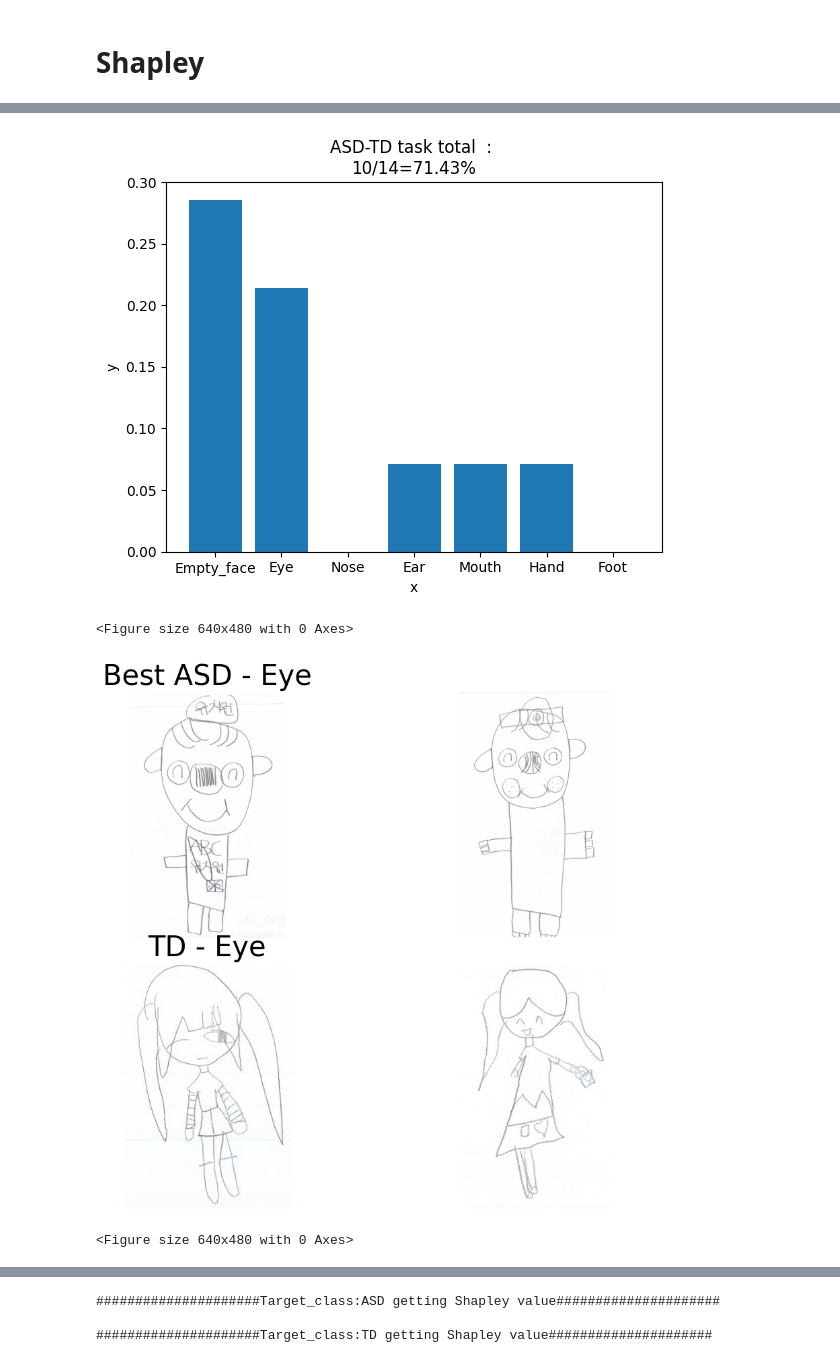
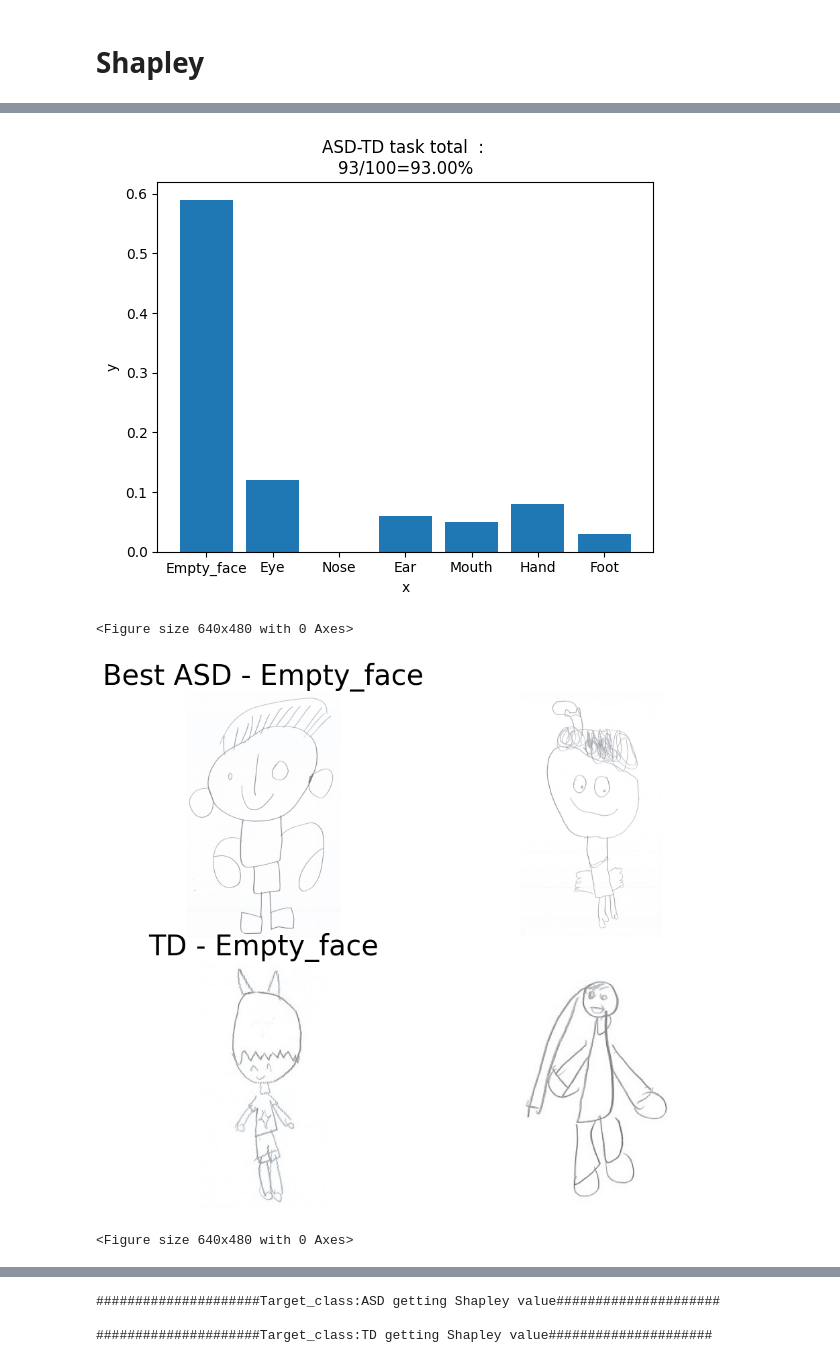
Before and after one commit to jong980812/Part_shapley, a Jupyter notebook: asd_shapley.ipynb, the cells around one changed output, grey strips where cells are left out. Drawn from its saved outputs; the diff is of its cells as text; code cells hidden in the pictures.

```diff
--- a/asd_shapley.ipynb
+++ b/asd_shapley.ipynb
@@ -334,17 +355,22 @@ class Shapley_part_asd(Dataset):
 from shapley.transform import ThresholdTransform
 transform_asd=transforms.Compose([
     transforms.Resize((224,168)),
+    # transforms.Grayscale(3),
     transforms.ToTensor(),
-    ThresholdTransform(240),
+    # ThresholdTransform(240),
+    # transforms.Normalize(mean=[0.98, 0.98, 0.98],
+    #                         std=[0.06, 0.06, 0.06])
     transforms.Normalize(mean=[0.96, 0.96, 0.96],
                             std=[0.1, 0.1, 0.1])
     ])
 # %% [markdown]
 # Check image
 # %%
-check_dataset = Shapley_part_asd('dataset/TD/','dataset/json/',transform=transform_asd)
+check_dataset = Shapley_part_asd('dataset/TD/','/data/jong980812/project/part_shapley/dataset/ASD/asd.csv','dataset/json/',transform=transform_asd)
 topil = transforms.ToPILImage()
 for i in [0,1,2,4,8,16,32,64,127]:
     topil(check_dataset[1][0][i]).show()
 topil(check_dataset[1][1])
+# image_array = np.array(a)
+# tuple(np.mean(image_array,(0,1)))
 # %% [output]
@@ -527,30 +553,33 @@ data_path = 'dataset'
 json_path = 'dataset/json'
 task = 'ASD-TD'
 save_path = 'dataset'
+asd_dataset = Shapley_part_asd('','/data/jong980812/project/part_shapley/dataset/ASD/asd.csv',json_path,transform=transform_asd)
+td_dataset = Shapley_part_asd('','/data/jong980812/project/part_shapley/dataset/ASD/td.csv',json_path,transform=transform_asd)
+
 for class_name in class_names:
     print(f'\n#####################Target_class:{class_name} getting Shapley value#####################')
     target_path = os.path.join(data_path, class_name)
-    dataset = Shapley_part_asd(target_path,json_path,transform=transform_asd)
-    data_loader=DataLoader(dataset,10,shuffle=False,num_workers=8)
+    dataset = asd_dataset if class_name=='ASD' else td_dataset
+    data_loader=DataLoader(dataset,1,shuffle=False,num_workers=8)
     print(dataset)
     num_correct = 0
     part_count = {i: 0 for i in range(part_number)}
     image_and_shapley=dict()
-    for new_imgs, original_image, label,img_paths in tqdm(data_loader):
+    for new_imgs, original_image, label,img_paths,split in tqdm(data_loader):
         # print(new_imgs.shape)
         input_data = new_imgs
         # print('complete')
         batch_size = input_data.shape[0]
         input_data = rearrange(input_data,  'b t c h w -> (b t) c h w')
 
-        model.to(device)
+        # model.to(device)
         input_data = input_data.to(device)
         original_image = original_image.to(device)
         label = label.to(device)
 
         with torch.no_grad():
-            prediction = model(original_image)
-            output = model(input_data)
+            prediction = model_pool[split[0]](original_image)
+            output = model_pool[split[0]](input_data)
 
         output = rearrange(output, '(b t) o -> b t o', b=batch_size) # batch_size, 128, output(2)
         prediction = prediction.argmax(dim=-1)
@@ -622,4 +649,4 @@ Inference
-[figure, old version]
+[figure, new version]
 <Figure size 640x480 with 0 Axes>
-[figure, old version]
+[figure, new version]
 <Figure size 640x480 with 0 Axes>
```
Also changed, not shown: parts of 10 cells of this notebook, 2 other files.
